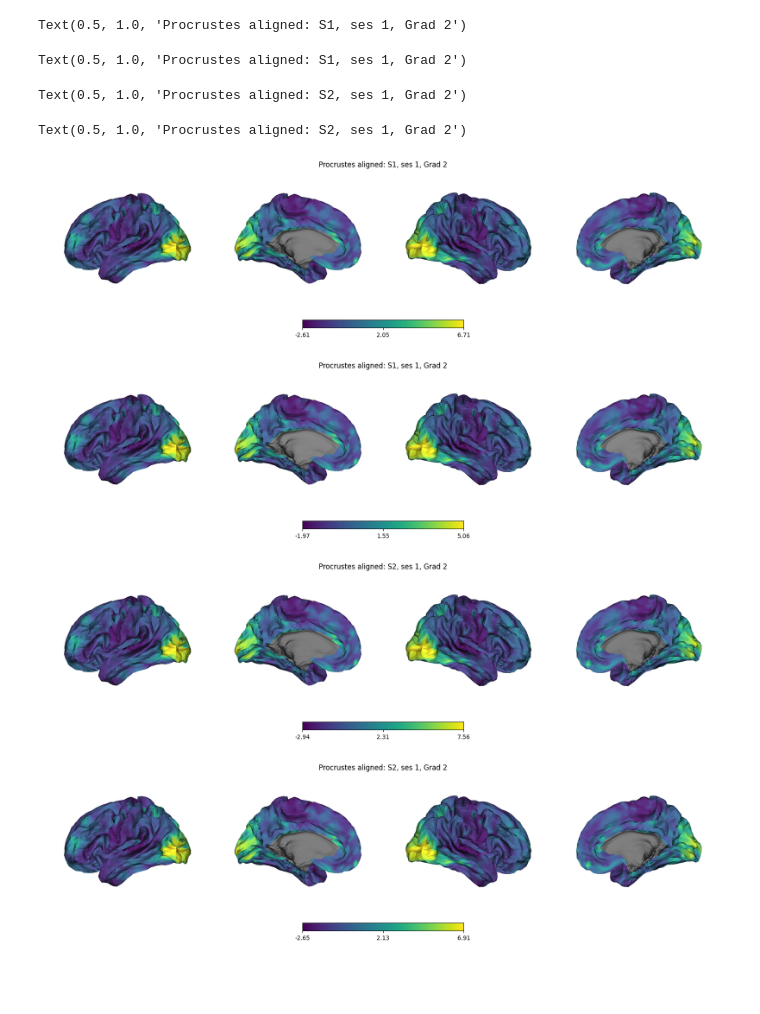
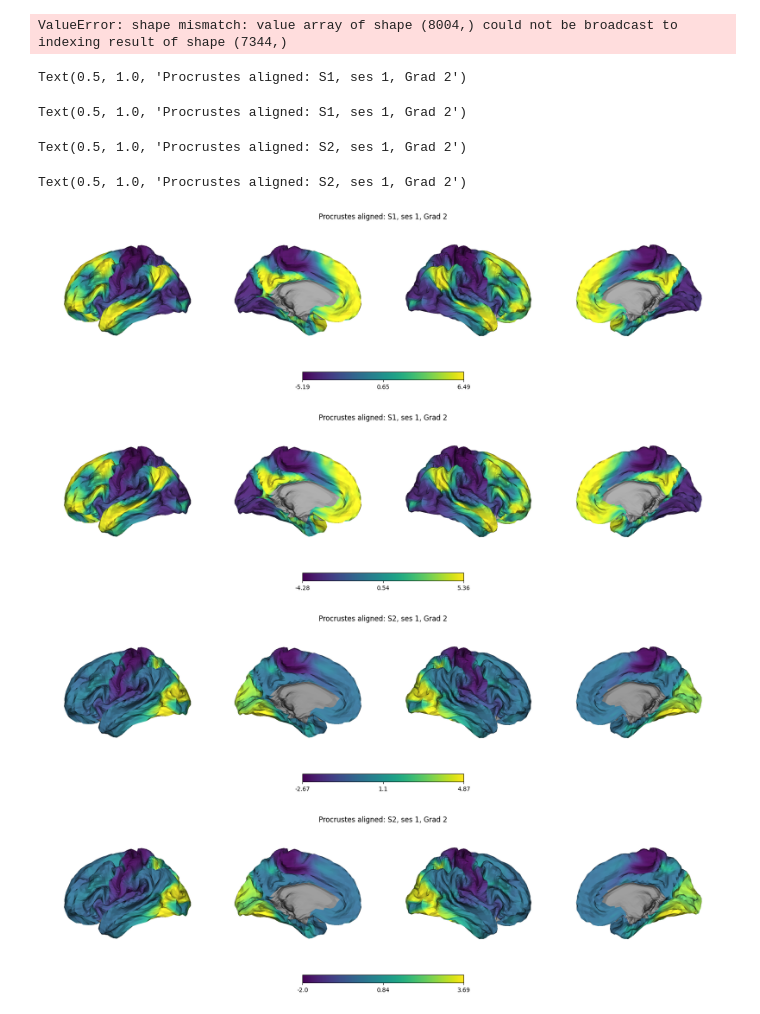
Before and after one commit to victoris93/feature-selection-scz, a Jupyter notebook: procrustes_align_gradients.ipynb, the cells around one changed output. Cells and saved outputs as stored; diff of their text form; code cells hidden in the pictures; blank space fills up the shorter version.

Commit message:
alignment to margulies et al

```diff
--- a/procrustes_align_gradients.ipynb
+++ b/procrustes_align_gradients.ipynb
@@ -45,7 +82,7 @@ gradients4k_all_sessions_aligned = alignment.fit(gradients4k_all_sessions[1:], g
 np.save(file = "aligned_gradients.npy", arr = np.asarray(gradients4k_all_sessions_aligned.aligned_))
 # %%
 all_gradients4k_all_sessions_aligned = np.load("aligned_gradients.npy")
-all_gradients4k_all_sessions_aligned = np.insert(arr = all_gradients4k_all_sessions_aligned, obj = 0, values = np.expand_dims(gradients4k_all_sessions[0], axis = 0), axis = 0)
+#all_gradients4k_all_sessions_aligned = np.insert(arr = all_gradients4k_all_sessions_aligned, obj = 0, values = np.expand_dims(gradients4k_all_sessions[0], axis = 0), axis = 0)
 # %%
 labs_L_4k_metric = nib.load('HCP/labels/fsLR.4k.L.label_metric.gii').agg_data() # loading labels resampled with 2 diff. techniques
 labs_R_4k_metric = nib.load('HCP/labels/fsLR.4k.R.label_metric.gii').agg_data()
@@ -62,6 +99,10 @@ cortical_indices_4k_metric = np.where(np.isnan(labs_4k_metric) == False)[0]
 labs_4k = labs_4k.astype(float)
 labs_4k[labs_4k == 0] = np.nan
 medial_wall_mask = np.where(np.isnan(labs_4k) == True)[0] # medial wall mask from the right labels
+
+labs_margulies_4k = labs_4k
+labs_margulies_4k[np.where(wb_margulies_4kgradients[0] == 0)] = 0
+medial_wall_margulies = np.where(wb_margulies_4kgradients[0] == 0)[0]
 # %%
 grads_ses1_4k_aligned = all_gradients4k_all_sessions_aligned[:int(len(all_gradients4k_all_sessions_aligned)/2)] # shape (subj, grad, vertices)
 grads_ses2_4k_aligned = all_gradients4k_all_sessions_aligned[int(len(all_gradients4k_all_sessions_aligned)/2):]
@@ -74,57 +115,79 @@ labeled_grads_ses2_4k_aligned[:] = np.nan
 
 for subject, subject_map in zip(grads_ses1_4k_aligned, labeled_grads_ses1_4k_aligned):
     subject_map[0][cortical_indices_4k_metric] = subject[0]
-    subject_map[0][medial_wall_mask] = np.nan
+    subject_map[0][medial_wall_margulies] = np.nan
     subject_map[1][cortical_indices_4k_metric] = subject[1]
-    subject_map[1][medial_wall_mask] = np.nan
+    subject_map[1][medial_wall_margulies] = np.nan
     subject_map[2][cortical_indices_4k_metric] = subject[2]
-    subject_map[2][medial_wall_mask] = np.nan
+    subject_map[2][medial_wall_margulies] = np.nan
 
 for subject, subject_map in zip(grads_ses2_4k_aligned, labeled_grads_ses2_4k_aligned):
     subject_map[0][cortical_indices_4k_metric] = subject[0]
-    subject_map[0][medial_wall_mask] = np.nan
+    subject_map[0][medial_wall_margulies] = np.nan
     subject_map[1][cortical_indices_4k_metric] = subject[1]
-    subject_map[1][medial_wall_mask] = np.nan
+    subject_map[1][medial_wall_margulies] = np.nan
     subject_map[2][cortical_indices_4k_metric] = subject[2]
-    subject_map[2][medial_wall_mask] = np.nan
+    subject_map[2][medial_wall_margulies] = np.nan
+# %% [output]
+ValueError: shape mismatch: value array of shape (8004,) could not be broadcast to indexing result of shape (7344,)
+# %%
+grads_ses1_4k_aligned = all_gradients4k_all_sessions_aligned[:int(len(all_gradients4k_all_sessions_aligned)/2)] # shape (subj, grad, vertices)
+grads_ses2_4k_aligned = all_gradients4k_all_sessions_aligned[int(len(all_gradients4k_all_sessions_aligned)/2):]
+
+labeled_grads_ses1_4k_aligned = np.empty((5, 3, 8004))
+labeled_grads_ses1_4k_aligned[:] = np.nan
+
+labeled_grads_ses2_4k_aligned = np.empty((5, 3, 8004))
+labeled_grads_ses2_4k_aligned[:] = np.nan
+for i in range(len(grads_ses1_4k_aligned)):
+    labeled_grads_ses1_4k_aligned[i] = grads_ses1_4k_aligned[i]
+    for gradient in labeled_grads_ses1_4k_aligned[i]:
+        gradient[medial_wall_margulies] = np.nan
+
+labeled_grads_ses2_4k_aligned = np.empty((5, 3, 8004))
+labeled_grads_ses2_4k_aligned[:] = np.nan
+for i in range(len(grads_ses2_4k_aligned)):
+    labeled_grads_ses2_4k_aligned[i] = grads_ses2_4k_aligned[i]
+    for gradient in labeled_grads_ses2_4k_aligned[i]:
+        gradient[medial_wall_margulies] = np.nan
 # %%
 #plot the second gradient from 2 subjects, both sessions
 from surfplot.plotting import Plot
 
 grad2_s1_ses1 = Plot("HCP/surfaces/fslr_L_mid_4k.gii", "HCP/surfaces/fslr_R_mid_4k.gii", layout='row', zoom=1.2, size=(2000,400), mirror_views=False)
 grad2_s1_ses2 = Plot("HCP/surfaces/fslr_L_mid_4k.gii", "HCP/surfaces/fslr_R_mid_4k.gii", layout='row', zoom=1.2, size=(2000,400), mirror_views=False)
 grad2_s2_ses1 = Plot("HCP/surfaces/fslr_L_mid_4k.gii", "HCP/surfaces/fslr_R_mid_4k.gii", layout='row', zoom=1.2, size=(2000,400), mirror_views=False)
 grad2_s2_ses2 = Plot("HCP/surfaces/fslr_L_mid_4k.gii", "HCP/surfaces/fslr_R_mid_4k.gii", layout='row', zoom=1.2, size=(2000,400), mirror_views=False)
 
-grad2_s1_ses1.add_layer(labeled_grads_ses1_4k_aligned[0][1], cmap='viridis')
-grad2_s1_ses2.add_layer(labeled_grads_ses2_4k_aligned[0][1], cmap='viridis')
+grad2_s1_ses1.add_layer(labeled_grads_ses1_4k_aligned[0][0], cmap='viridis')
+grad2_s1_ses2.add_layer(labeled_grads_ses2_4k_aligned[0][0], cmap='viridis')
 
-grad2_s2_ses1.add_layer(labeled_grads_ses1_4k_aligned[1][1], cmap='viridis')
-grad2_s2_ses2.add_layer(labeled_grads_ses2_4k_aligned[1][1], cmap='viridis')
+grad2_s2_ses1.add_layer(labeled_grads_ses1_4k_aligned[0][1], cmap='viridis')
+grad2_s2_ses2.add_layer(labeled_grads_ses2_4k_aligned[0][1], cmap='viridis')
 
 
 grad2_s1_ses1 = grad2_s1_ses1.build()
 grad2_s1_ses1.axes[0].set_title("Procrustes aligned: S1, ses 1, Grad 2")
 
 grad2_s1_ses2 = grad2_s1_ses2.build()
 grad2_s1_ses2.axes[0].set_title("Procrustes aligned: S1, ses 1, Grad 2")
 
 grad2_s2_ses1 = grad2_s2_ses1.build()
 grad2_s2_ses1.axes[0].set_title("Procrustes aligned: S2, ses 1, Grad 2")
 
 grad2_s2_ses2 = grad2_s2_ses2.build()
 grad2_s2_ses2.axes[0].set_title("Procrustes aligned: S2, ses 1, Grad 2")
 
 grad2_s1_ses1.show()
 grad2_s1_ses2.show()
 grad2_s2_ses1.show()
 grad2_s2_ses2.show()
 # %% [output]
 Text(0.5, 1.0, 'Procrustes aligned: S1, ses 1, Grad 2')
 Text(0.5, 1.0, 'Procrustes aligned: S1, ses 1, Grad 2')
 Text(0.5, 1.0, 'Procrustes aligned: S2, ses 1, Grad 2')
 Text(0.5, 1.0, 'Procrustes aligned: S2, ses 1, Grad 2')
-[figure, old version]
+[figure, new version]
-[figure, old version]
+[figure, new version]
-[figure, old version]
+[figure, new version]
-[figure, old version]
+[figure, new version]
```
Also changed, not shown: parts of 8 cells of this notebook.
